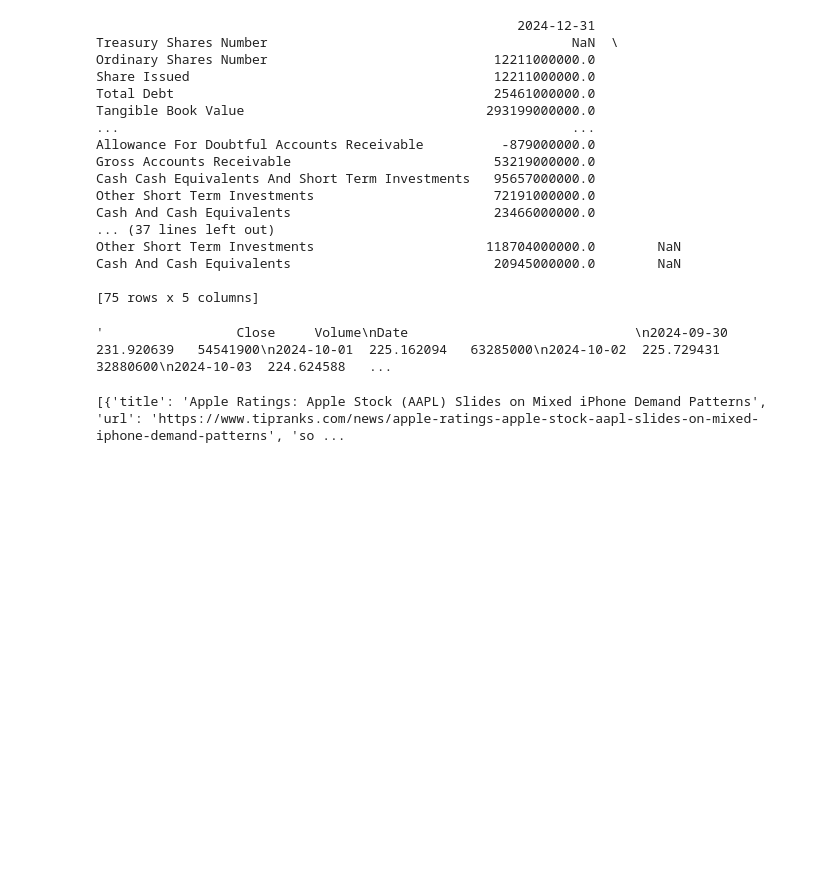
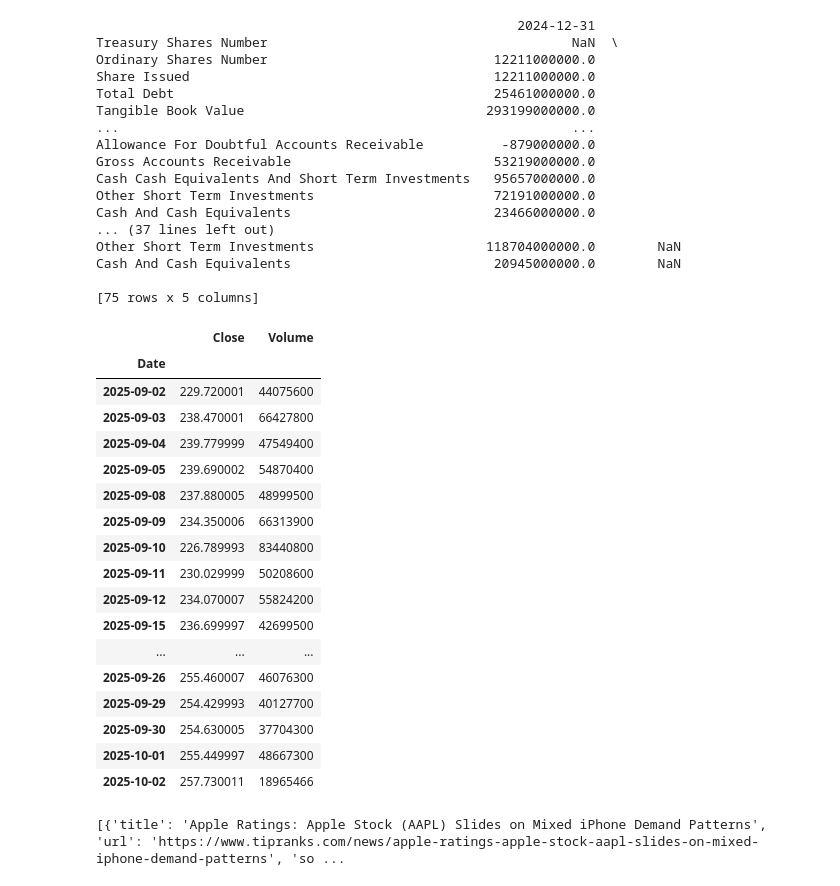
Before and after one commit to jaksven/Webscraping-chatbot, a Jupyter notebook: test.ipynb, the cells around one changed output. Saved outputs shown, nothing was run; the diff lists cells and outputs as text; code cells hidden in the pictures; blank space fills up the shorter version.

```diff
--- a/test.ipynb
+++ b/test.ipynb
@@ -225,11 +224,11 @@ def get_stock_price(ticker):
     if "." in ticker:
         ticker = ticker.split(".")[0]
     stock = yf.Ticker(ticker)
-    df = stock.history(period="1y")
+    df = stock.history(period="1mo")
     df = df[["Close","Volume"]]
     df.index=[str(x).split()[0] for x in list(df.index)]
     df.index.rename("Date",inplace=True)
-    return df.to_string()
+    return df
 # %%
 news = google_news("Tesla")
 # %%
@@ -257,10 +256,29 @@ Other Short Term Investments                      118704000000.0        NaN
 Cash And Cash Equivalents                          20945000000.0        NaN
 
 [75 rows x 5 columns]
-# %%
-get_stock_price("AAPL")
-# %% [output]
-'                 Close     Volume\nDate                             \n2024-09-30  231.920639   54541900\n2024-10-01  225.162094   63285000\n2024-10-02  225.729431   32880600\n2024-10-03  224.624588   ...
+# %%
+import yfinance as yf
+df = get_stock_price("AAPL")
+df
+# %% [output]
+|  | Close | Volume |
+| Date |  |  |
+| 2025-09-02 | 229.720001 | 44075600 |
+| 2025-09-03 | 238.470001 | 66427800 |
+| 2025-09-04 | 239.779999 | 47549400 |
+| 2025-09-05 | 239.690002 | 54870400 |
+| 2025-09-08 | 237.880005 | 48999500 |
+| 2025-09-09 | 234.350006 | 66313900 |
+| 2025-09-10 | 226.789993 | 83440800 |
+| 2025-09-11 | 230.029999 | 50208600 |
+| 2025-09-12 | 234.070007 | 55824200 |
+| 2025-09-15 | 236.699997 | 42699500 |
+| ... | ... | ... |
+| 2025-09-26 | 255.460007 | 46076300 |
+| 2025-09-29 | 254.429993 | 40127700 |
+| 2025-09-30 | 254.630005 | 37704300 |
+| 2025-10-01 | 255.449997 | 48667300 |
+| 2025-10-02 | 257.730011 | 18965466 |
 # %%
 get_recent_stock_news("Apple")
 # %% [output]
```
Also changed, not shown: parts of 7 cells of this notebook, 1 other file.
